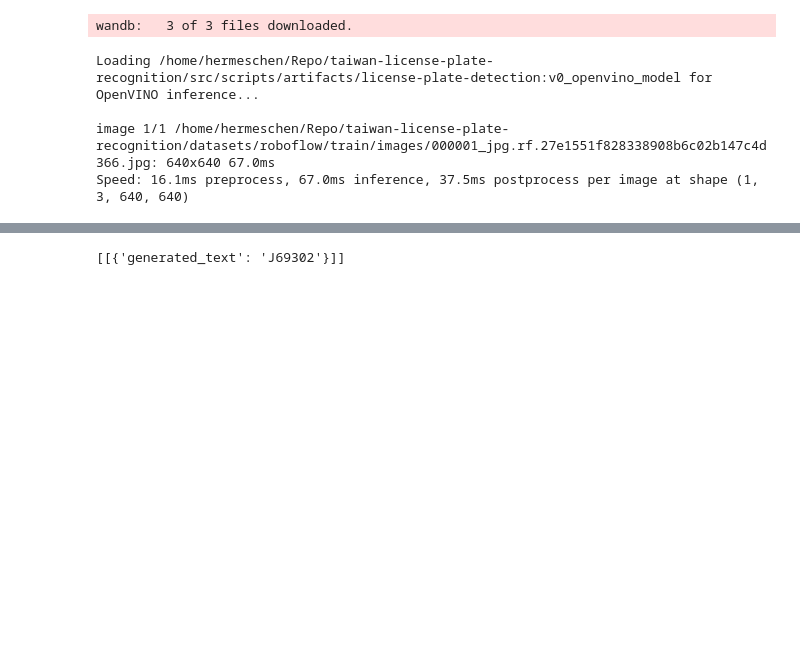
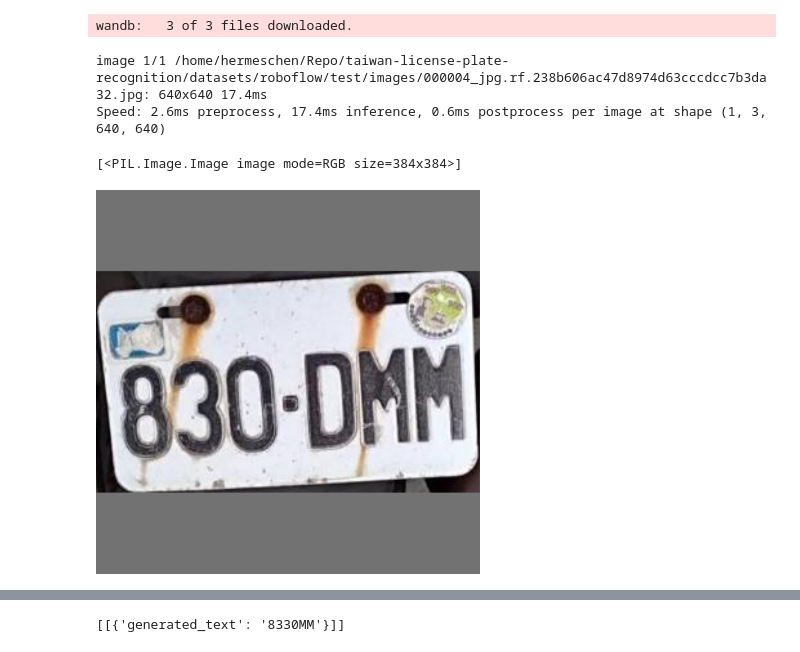
Before and after one commit to hermeschen1116/taiwan-license-plate-recognition, a Jupyter notebook: src/scripts/test_combination.ipynb, the cells around one changed output, grey strips where cells are left out. Drawn from its saved outputs; the diff is of its cells as text; code cells hidden in the pictures; blank space fills up the shorter version.

```diff
--- a/src/scripts/test_combination.ipynb
+++ b/src/scripts/test_combination.ipynb
@@ -54,8 +48,8 @@ wandb:   3 of 3 files downloaded.
 # %%
 os.replace(model_path, f"{model_path}_openvino_model")
 # %%
-model = YOLO(f"{model_path}_openvino_model", task="obb")
+yolo_model = YOLO(f"{model_path}_openvino_model", task="obb")
 # %%
 test_image_path: str = (
-	f"{project_root}/datasets/roboflow/train/images/000001_jpg.rf.27e1551f828338908b6c02b147c4d366.jpg"
+	f"{project_root}/datasets/roboflow/test/images/000004_jpg.rf.238b606ac47d8974d63cccdcc7b3da32.jpg"
 )
@@ -62,7 +62,2 @@ test_image_path: str = (
 # %%
-results = model.predict(test_image_path, device="cpu")
+results = yolo_model.predict(test_image_path, stream=True, device="cpu")
-# %% [output]
-Loading /home/hermeschen/Repo/taiwan-license-plate-recognition/src/scripts/artifacts/license-plate-detection:v0_openvino_model for OpenVINO inference...
-
-image 1/1 /home/hermeschen/Repo/taiwan-license-plate-recognition/datasets/roboflow/train/images/000001_jpg.rf.27e1551f828338908b6c02b147c4d366.jpg: 640x640 67.0ms
-Speed: 16.1ms preprocess, 67.0ms inference, 37.5ms postprocess per image at shape (1, 3, 640, 640)
@@ -78,3 +64,16 @@ for idx, result in enumerate(results):
+# %%
+cropped_images = extract_license_plate(results)
+# %% [output]
+image 1/1 /home/hermeschen/Repo/taiwan-license-plate-recognition/datasets/roboflow/test/images/000004_jpg.rf.238b606ac47d8974d63cccdcc7b3da32.jpg: 640x640 17.4ms
+Speed: 2.6ms preprocess, 17.4ms inference, 0.6ms postprocess per image at shape (1, 3, 640, 640)
+# %%
+cropped_images
+# %% [output]
+[<PIL.Image.Image image mode=RGB size=384x384>]
+# %%
+cropped_images[0]
+# %% [output]
+[figure, added]
 # %%
 processor = TrOCRProcessor.from_pretrained("microsoft/trocr-base-printed", clean_up_tokenization_spaces=True)
 # %%
@@ -136,6 +135,6 @@ recognizer = ImageToTextPipeline(
 	torch_dtype="auto",
 )
 # %%
-recognizer(crop_image)
+recognizer(cropped_images)
 # %% [output]
-[[{'generated_text': 'J69302'}]]
+[[{'generated_text': '8330MM'}]]
```
Also changed, not shown: parts of 8 cells of this notebook, 12 other files.
